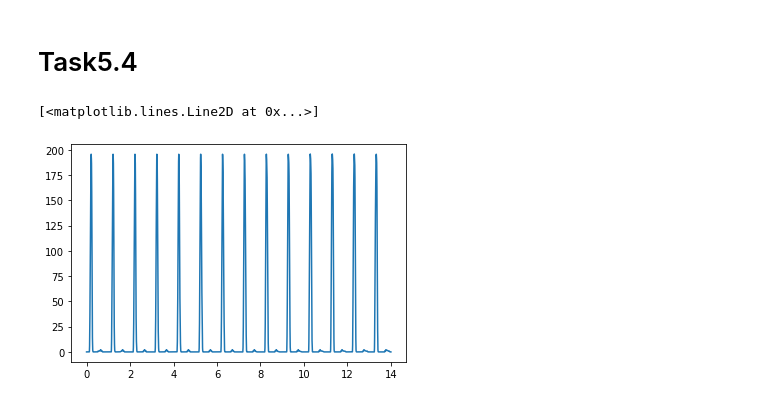
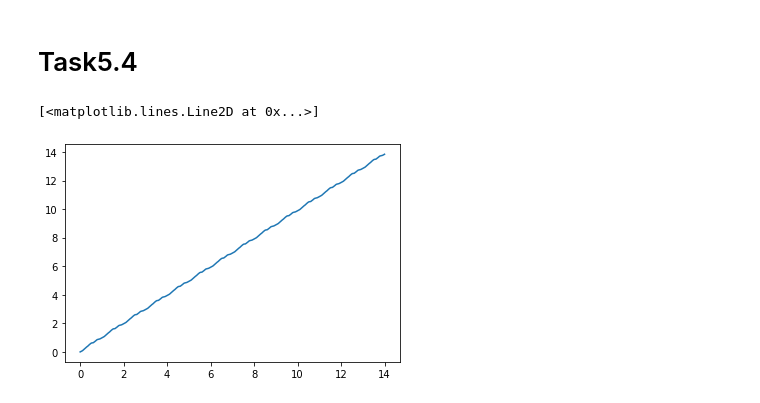
Before and after one commit to ge96rox/MLCMS05, a Jupyter notebook: task5.ipynb, the cells around one changed output. Drawn from its saved outputs; the diff is of its cells as text; code cells hidden in the pictures.

```diff
--- a/task5.ipynb
+++ b/task5.ipynb
@@ -100,9 +100,9 @@ plt.plot(arc_function_o[:,0], arc_function_o[:,1])
 # %% [markdown]
 # Task5.4
 # %%
-prediction_measurement = predict(14, v_field_o, arc_function_o)
+prediction_arc, prediction_measurement = predict(14, v_field_o, arc_function_o)
 
-plt.plot(prediction_measurement[:,0], prediction_measurement[:,1])
+plt.plot(prediction_arc[:,0], prediction_arc[:,1])
 # %% [output]
 [<matplotlib.lines.Line2D at 0x...>]
-[figure, old version]
+[figure, new version]
```
Also changed, not shown: parts of 1 cell of this notebook, 1 other file.
